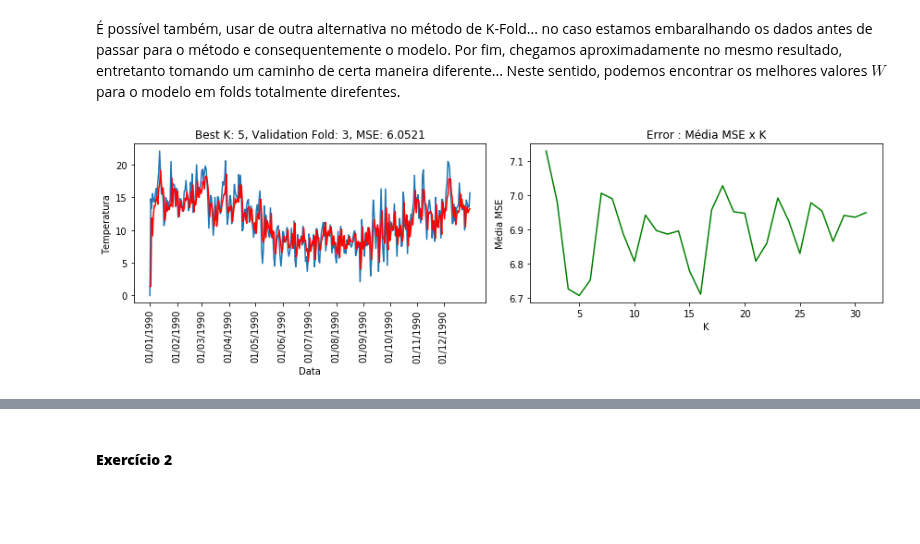
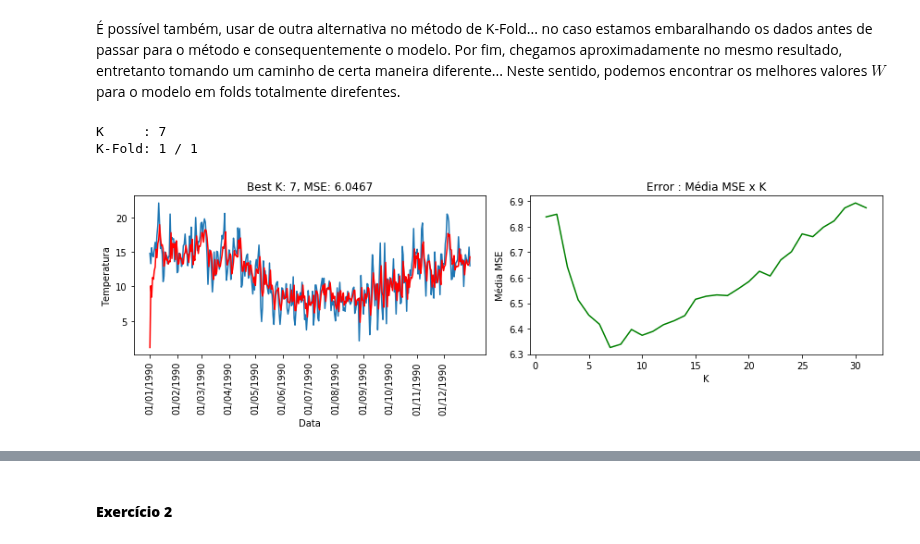
Before and after one commit to rdenadai/ia006c, a Jupyter notebook: notebooks/EFC01.ipynb, the cells around one changed output, grey strips where cells are left out. Cells and saved outputs as stored; diff of their text form; code cells hidden in the pictures; blank space fills up the shorter version.

```diff
--- a/notebooks/EFC01.ipynb
+++ b/notebooks/EFC01.ipynb
@@ -692 +695,10 @@ for k in range(0, 31):
+# %%
+best_result = None
+best_J = 1e+10
+for m in range(1, 32):
+    c = J_k[(J_k[:, 0] == m)]
+    mean = np.mean(c[:, 3])
+    if best_J > mean:
+        best_J = mean
+        best_result = J_k[(J_k[:, 0] == m)][0]
 # %%
@@ -760,39 +800,19 @@ df.style.hide_index()
+# %%
+best_result = None
+best_J = 1e+10
+for m in range(1, 32):
+    c = J_k[(J_k[:, 0] == m)]
+    mean = np.mean(c[:, 3])
+    if best_J > mean:
+        best_J = mean
+        best_result = J_k[(J_k[:, 0] == m)][0]
 # %%
-fold_N, fold_val = 0, 0
-J_k = []
-for k in range(0, 31):
-    folds = kfold(np.array(train_k[k]), k=k+1, shuffle=True)
-    J = []
-    better_J = 1e+10
-    val_fold = 0
-    for i in range(0, k):
-        # Validation set
-        X_val, y_val = folds[i][:, 0], folds[i][:, 1]
-        # Training set
-        nF = np.append(folds[i+1:, ], folds[:i, ], axis=0)
-        X, y = nF[0][:, 0], nF[0][:, 1]
-        # Train
-        linreg, _ = LinearRegressionImpl().train(X, y)
-        # Predict
-        yh = linreg.predict(X_val)
-        # MSE
-        e = linreg.mse(y_val, yh)
-        J.append(e)
-        if e < better_J:
-            val_fold = i
-            better_J = e
-    J_k.append((k, val_fold, np.mean(J), folds))
+# Encontramos o melhor K e Validation Set.
+k, ft, i, mse, folds = best_result
+k = int(k)
+print("K     :", k)
+print("K-Fold:", ft, "/", i+1)
 
-best_result = None
-best_J = 1e+10
-for Jk in J_k:
-    if best_J > Jk[2]:
-        best_J = Jk[2]
-        best_result = Jk
-
-# Encontramos o melhor K e Validation Set.
-k, i, mse, folds = best_result
-k = int(k)
 minor_J0 = 1e+10
 best_weights = None
 # Validation set
@@ -803,37 +823,42 @@ X, y = nF[0][:, :k], nF[0][:, k]
 # Train
 linreg, _ = LinearRegressionImpl().train(X, y)
 best_weights = linreg.w
 
 # Running again for the best result
 lr = LinearRegressionImpl(weights=best_weights)
-test_f = np.array(test_k[k])
+test_f = np.array(test_k[k-1])
 X_test, y_test = test_f[:, :k], test_f[:, k]
 yh_test = lr.predict(X_test)
 mse = lr.mse(y_test, yh_test)
 
 # Data table
-J_k = np.array(J_k)
-df = pd.DataFrame([Jk[:3] for Jk in J_k], columns=["K", "Validation Fold", "Média MSE"])
-df["K"] += 1
+df = pd.DataFrame([Jk[:4] for Jk in J_k], columns=["K", "K-Fold", "Validation Fold", "Média MSE"])
 df["Validation Fold"] += 1
+
+k_mse_mean = []
+for m in range(1, 32):
+    c = J_k[(J_k[:, 0] == m)]
+    k_mse_mean.append(np.mean(c[:, 3]))
 
 plt.figure(figsize=(12, 4))
 plt.subplot(1, 2, 1)
-plt.title(f"Best K: {k+1}, Validation Fold: {i+1}, MSE: {np.round(mse, 4)}")
+plt.title(f"Best K: {k}, MSE: {np.round(mse, 4)}")
 plt.xticks(dts1990[2].to_numpy().astype(np.float32), dts1990[0].to_numpy(), rotation=90)
 plt.xlabel("Data")
 plt.ylabel("Temperatura")
 plt.plot(test[:, 0], y_test)
 plt.plot(test[:, 0], yh_test, 'r')
 plt.subplot(1, 2, 2)
 plt.title(f"Error : Média MSE x K")
 plt.xlabel("K")
 plt.ylabel("Média MSE")
-plt.plot(df["K"], df["Média MSE"], "g")
+plt.plot(np.arange(1, 32), k_mse_mean, "g")
 plt.tight_layout()
 plt.show()
 
 df = df.sort_values(by=["Média MSE"]).head(10)
 df.style.hide_index()
 # %% [output]
+K     : 7
+K-Fold: 1 / 1
-[figure, old version]
+[figure, new version]
```
Also changed, not shown: parts of 11 cells of this notebook.
